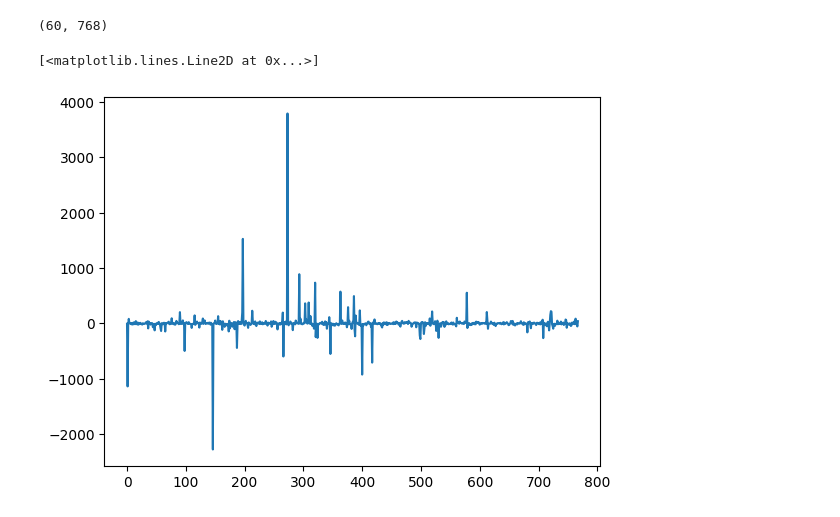
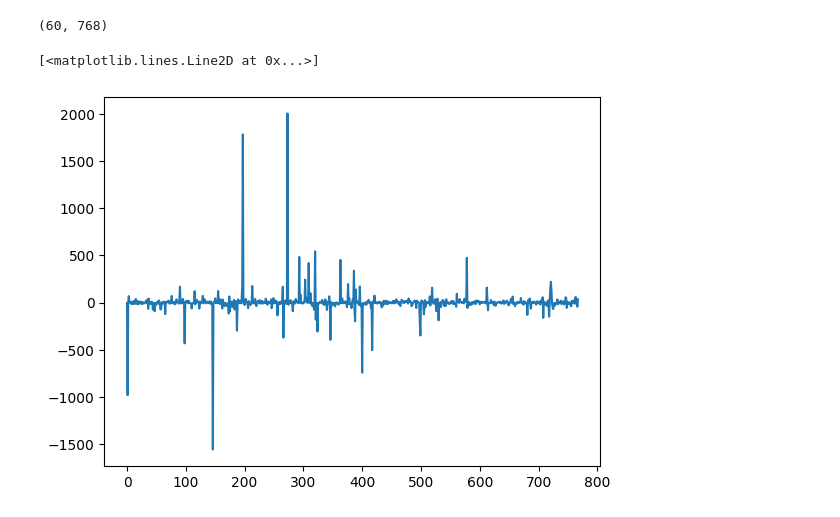
Before and after one commit to mariakesa/NeuroGarage, a Jupyter notebook: pipeline/vector_analysis.ipynb, the cells around one changed output. Drawn from its saved outputs; the diff is of its cells as text; code cells hidden in the pictures.

```diff
--- a/pipeline/vector_analysis.ipynb
+++ b/pipeline/vector_analysis.ipynb
@@ -12,7 +12,7 @@ print(first_neuron.shape)
 # %%
 import matplotlib.pyplot as plt
 
-plt.plot(np.var(first_neuron, axis=0)/np.mean(first_neuron, axis=0))
+plt.plot(np.std(first_neuron, axis=0)/np.mean(first_neuron, axis=0))
 # %% [output]
 [<matplotlib.lines.Line2D at 0x...>]
-[figure, old version]
+[figure, new version]
```
Also changed, not shown: parts of 2 cells of this notebook.
